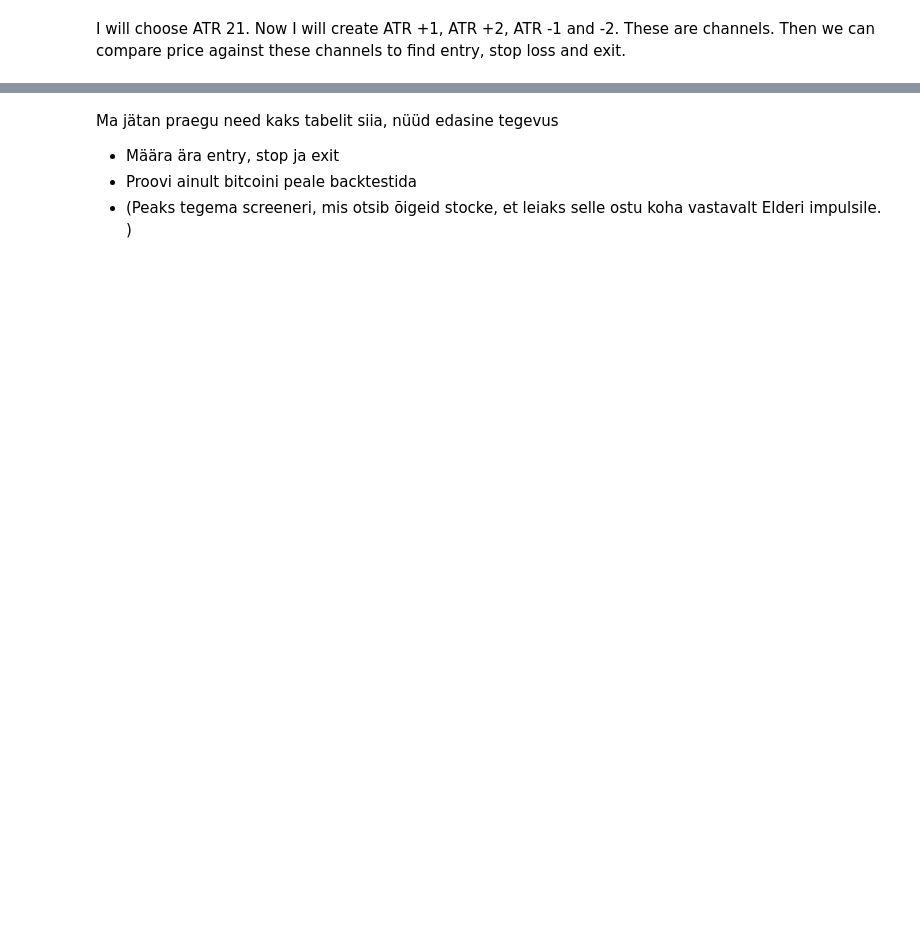
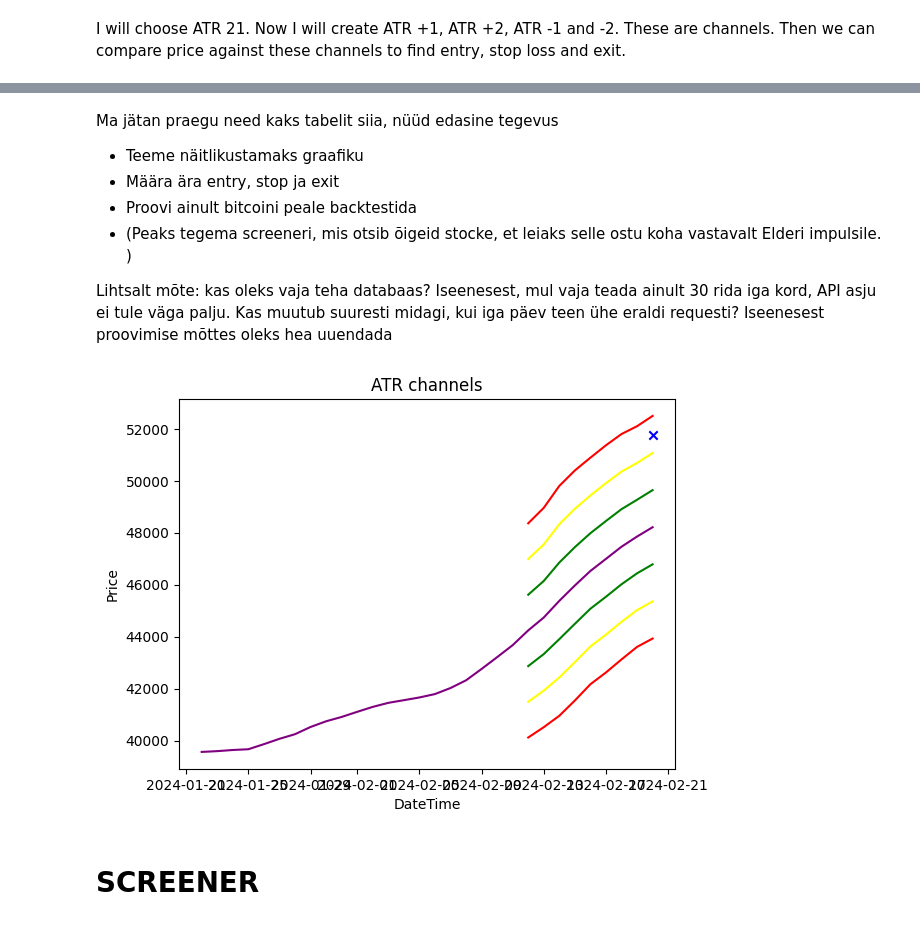
Before and after one commit to ahtojarve/trading_bot, a Jupyter notebook: notebooks/work.ipynb, the cells around one changed output, grey strips where cells are left out. Saved outputs shown, nothing was run; the diff lists cells and outputs as text; code cells hidden in the pictures; blank space fills up the shorter version.

Commit message:
🚀 Implemented changes in work.ipynb
- Created a transform function for data preprocessing
- Added ATR (Average True Range) visualization
- Implemented TA (Technical Analysis) calculation functions

```diff
--- a/notebooks/work.ipynb
+++ b/notebooks/work.ipynb
@@ -233,5 +303,37 @@ df_medium.tail()
 # %% [markdown]
 Ma jätan praegu need kaks tabelit siia, nüüd edasine tegevus
+* Teeme näitlikustamaks graafiku
 * Määra ära entry, stop ja exit
 * Proovi ainult bitcoini peale backtestida
 * (Peaks tegema screeneri, mis otsib õigeid stocke, et leiaks selle ostu koha vastavalt Elderi impulsile. )
+
+Lihtsalt mõte: kas oleks vaja teha databaas? Iseenesest, mul vaja teada ainult 30 rida iga kord, API asju ei tule väga palju. Kas muutub suuresti midagi, kui iga päev teen ühe eraldi requesti? Iseenesest proovimise mõttes oleks hea uuendada
+# %%
+#Stop-i määramine
+stop_price = 0
+
+# Plotting multiple lines on the same chart
+plt.plot(df_medium['dateTime'], df_medium['21EMA'], label='21EMA', color = 'purple')
+plt.plot(df_medium['dateTime'], df_medium['ATR+1'], label='ATR+1',color = 'green')
+plt.plot(df_medium['dateTime'], df_medium['ATR+2'], label='ATR+2',color = 'yellow')
+plt.plot(df_medium['dateTime'], df_medium['ATR+3'], label='ATR+3',color = 'red')
+plt.plot(df_medium['dateTime'], df_medium['ATR-1'], label='ATR-1',color = 'green')
+plt.plot(df_medium['dateTime'], df_medium['ATR-2'], label='ATR-2',color = 'yellow')
+plt.plot(df_medium['dateTime'], df_medium['ATR-3'], label='ATR-3',color = 'red')
+
+# Show current price with an 'x'
+last_price_x = df_medium['dateTime'].iloc[-1]
+last_price_y = df_medium['Open Price'].iloc[-1]
+plt.scatter(last_price_x, last_price_y, c='blue', marker='x', label='Last Price')
+
+# Adding labels and title
+plt.xlabel('DateTime')
+plt.ylabel('Price')
+plt.title('ATR channels')
+plt.yticks()
+
+plt.show()
+# %% [output]
+[figure, added]
+# %% [markdown]
+# SCREENER
```
Also changed, not shown: parts of 30 cells of this notebook.
